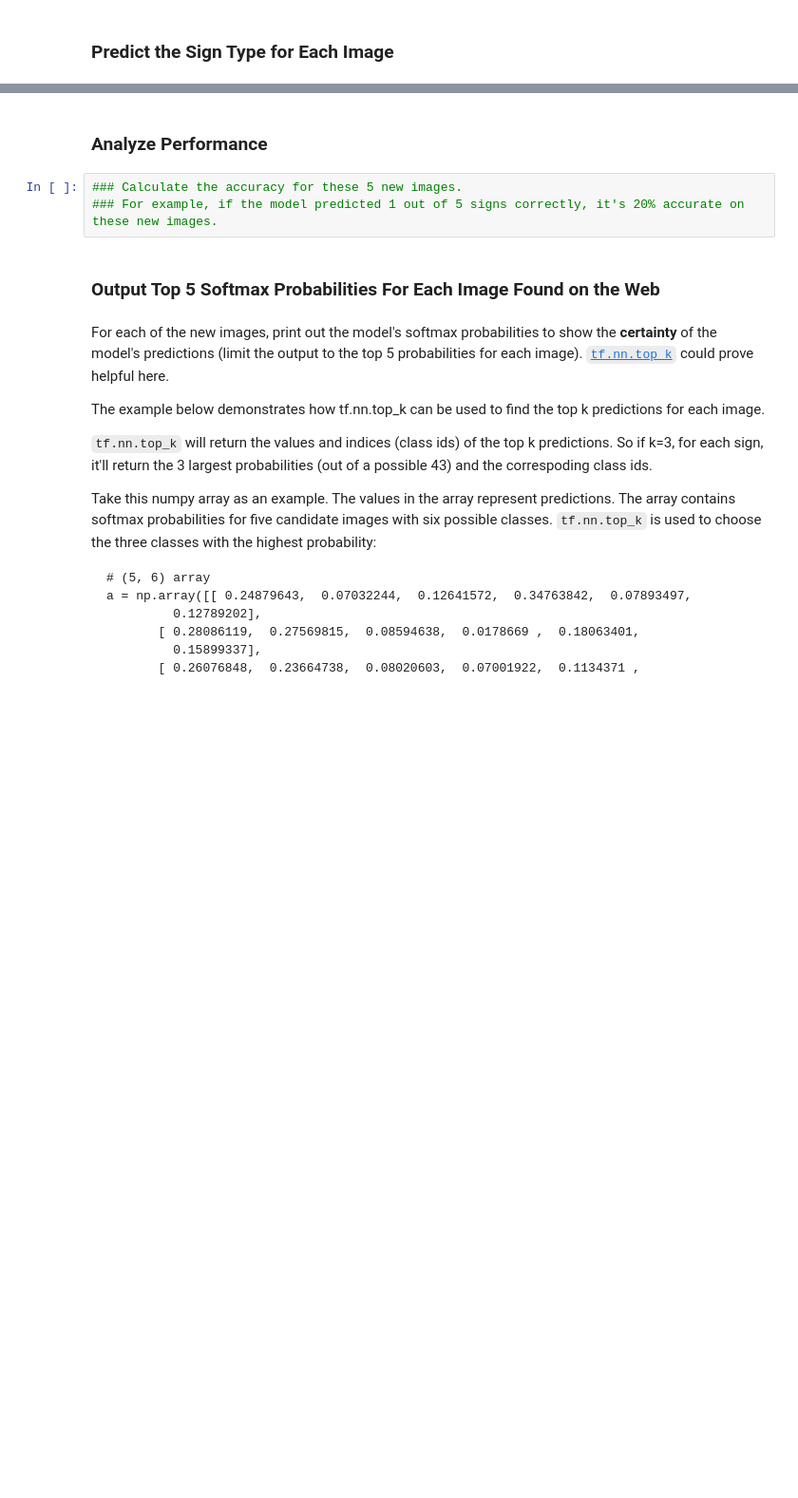
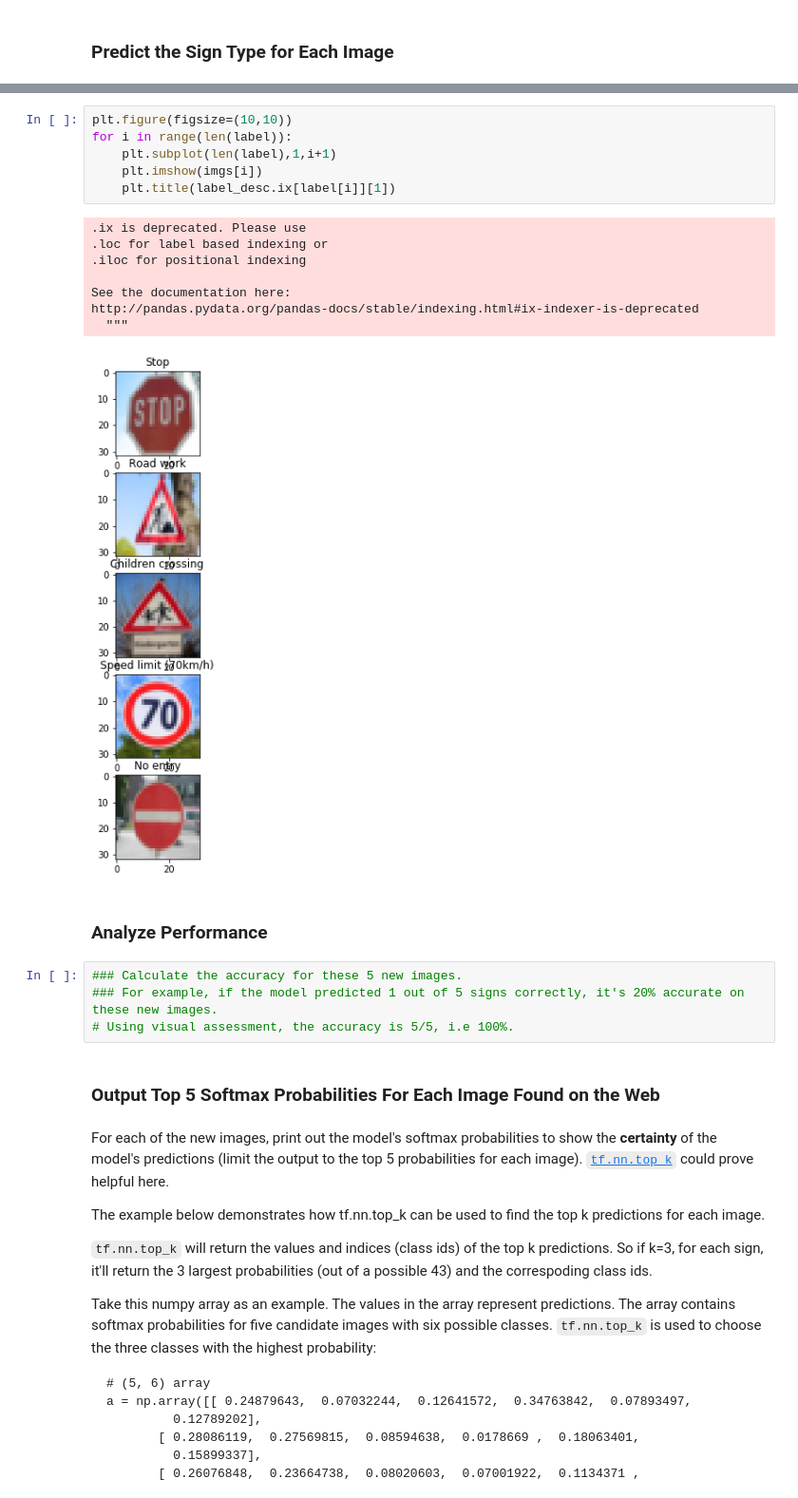
Before and after one commit to vinhngx/CarND-Traffic-Sign-Classifier-Project, a Jupyter notebook: Traffic_Sign_Classifier-dropout.ipynb, the cells around one changed output, grey strips where cells are left out. Shown at 95% size. Drawn from its saved outputs; the diff is of its cells as text; blank space fills up the shorter version.

```diff
--- a/Traffic_Sign_Classifier-dropout.ipynb
+++ b/Traffic_Sign_Classifier-dropout.ipynb
@@ -375,8 +440,24 @@ You may find `signnames.csv` useful as it contains mappings from the class id (i
+# %%
+plt.figure(figsize=(10,10))
+for i in range(len(label)):
+    plt.subplot(len(label),1,i+1)
+    plt.imshow(imgs[i])
+    plt.title(label_desc.ix[label[i]][1])
+# %% [output]
+.ix is deprecated. Please use
+.loc for label based indexing or
+.iloc for positional indexing
+
+See the documentation here:
+http://pandas.pydata.org/pandas-docs/stable/indexing.html#ix-indexer-is-deprecated
+  """
+[figure, added]
 # %% [markdown]
 ### Analyze Performance
 # %%
 ### Calculate the accuracy for these 5 new images.
 ### For example, if the model predicted 1 out of 5 signs correctly, it's 20% accurate on these new images.
+# Using visual assessment, the accuracy is 5/5, i.e 100%.
 # %% [markdown]
 ### Output Top 5 Softmax Probabilities For Each Image Found on the Web
 # %% [markdown]
```
Also changed, not shown: parts of 13 cells of this notebook, 12 other files.
